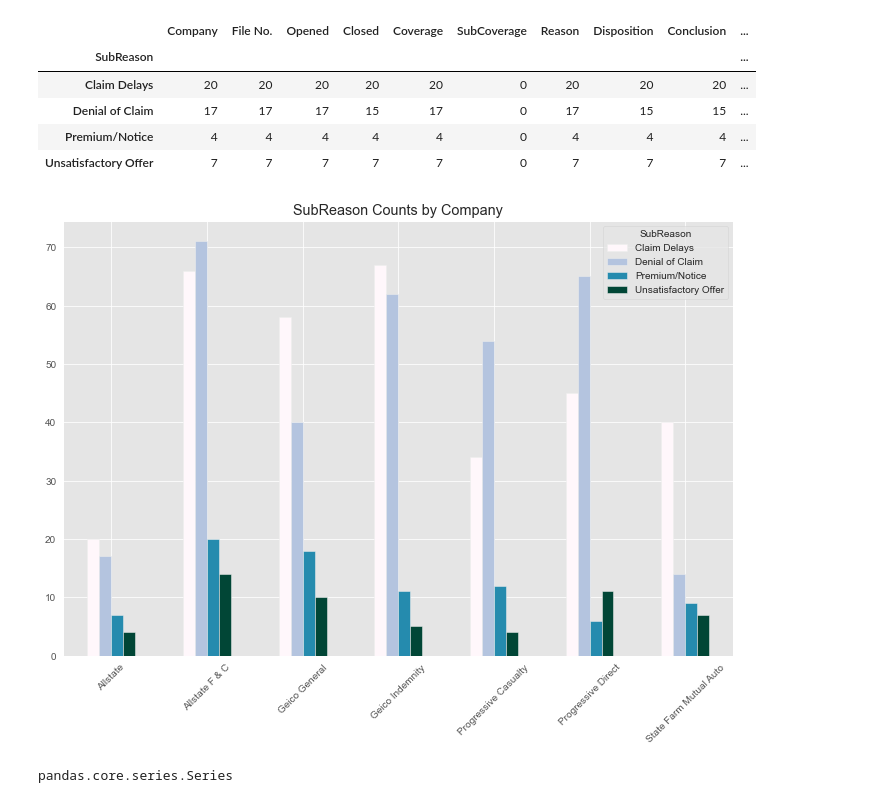
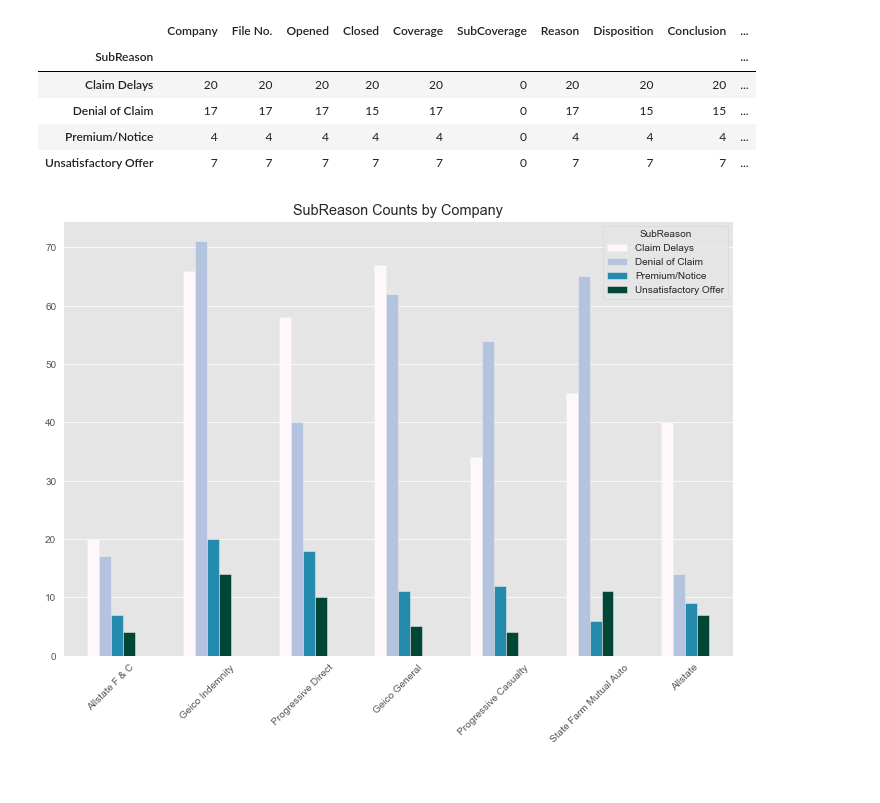
Before and after one commit to HuebnerC/Insurance_Complaints, a Jupyter notebook: Insurance_Complaints/auto_complaints_reason.ipynb, the cells around one changed output. Saved outputs shown, nothing was run; the diff lists cells and outputs as text; code cells hidden in the pictures.

```diff
--- a/Insurance_Complaints/auto_complaints_reason.ipynb
+++ b/Insurance_Complaints/auto_complaints_reason.ipynb
@@ -198,19 +209,13 @@ grouped_bar_data = pd.DataFrame([
 )
 grouped_bar_data= grouped_bar_data.set_index(['Company', 'SubReason']).value
 # %%
-grp_labels = ['Allstate', 'Allstate F & C', 'Geico General', 'Geico Indemnity', 'Progressive Casualty',
-             'Progressive Direct', 'State Farm Mutual Auto']
-# sns.set_style("darkgrid")
-colors = ['mediumseagreen', 'skyblue', 'lightcoral', 'navajowhite']
+grp_labels = ['Allstate F & C', 'Geico Indemnity', 'Progressive Direct', 'Geico General', 'Progressive Casualty',
+                 'State Farm Mutual Auto', 'Allstate']
 vis = grouped_bar_data.unstack().plot(kind='bar', stacked=False, figsize=(12,8), colormap='PuBuGn')
 vis.set_xticklabels(labels=grp_labels, rotation=45)
 vis.set_xlabel(None)
 vis.set_title('SubReason Counts by Company')
-sns.color_palette("tab10")
+vis.grid(which='major', axis='x')
 plt.savefig('Auto_subreason_company_counts')
 # %% [output]
-[figure, old version]
+[figure, new version]
-# %%
-type(grouped_bar_data)
-# %% [output]
-pandas.core.series.Series
```
Also changed, not shown: parts of 11 cells of this notebook, 14 other files.
